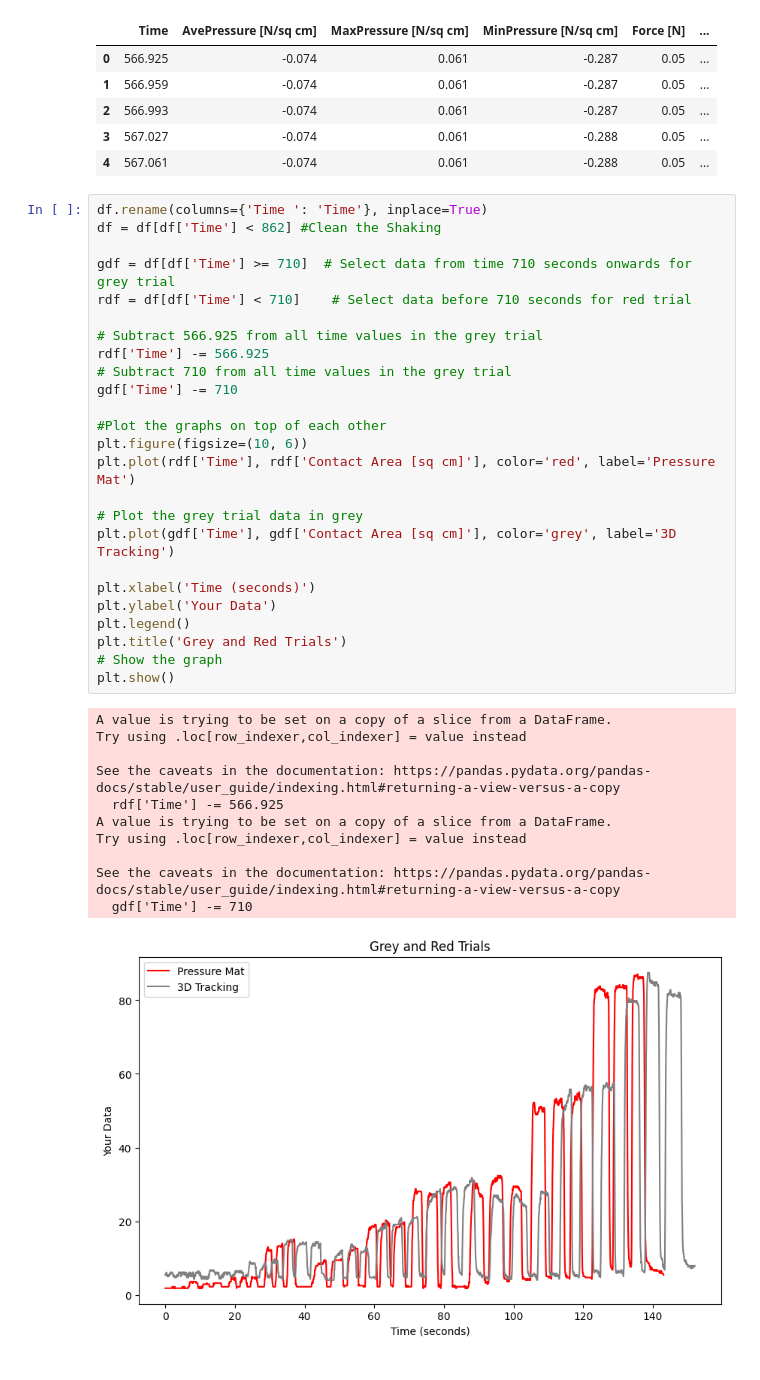
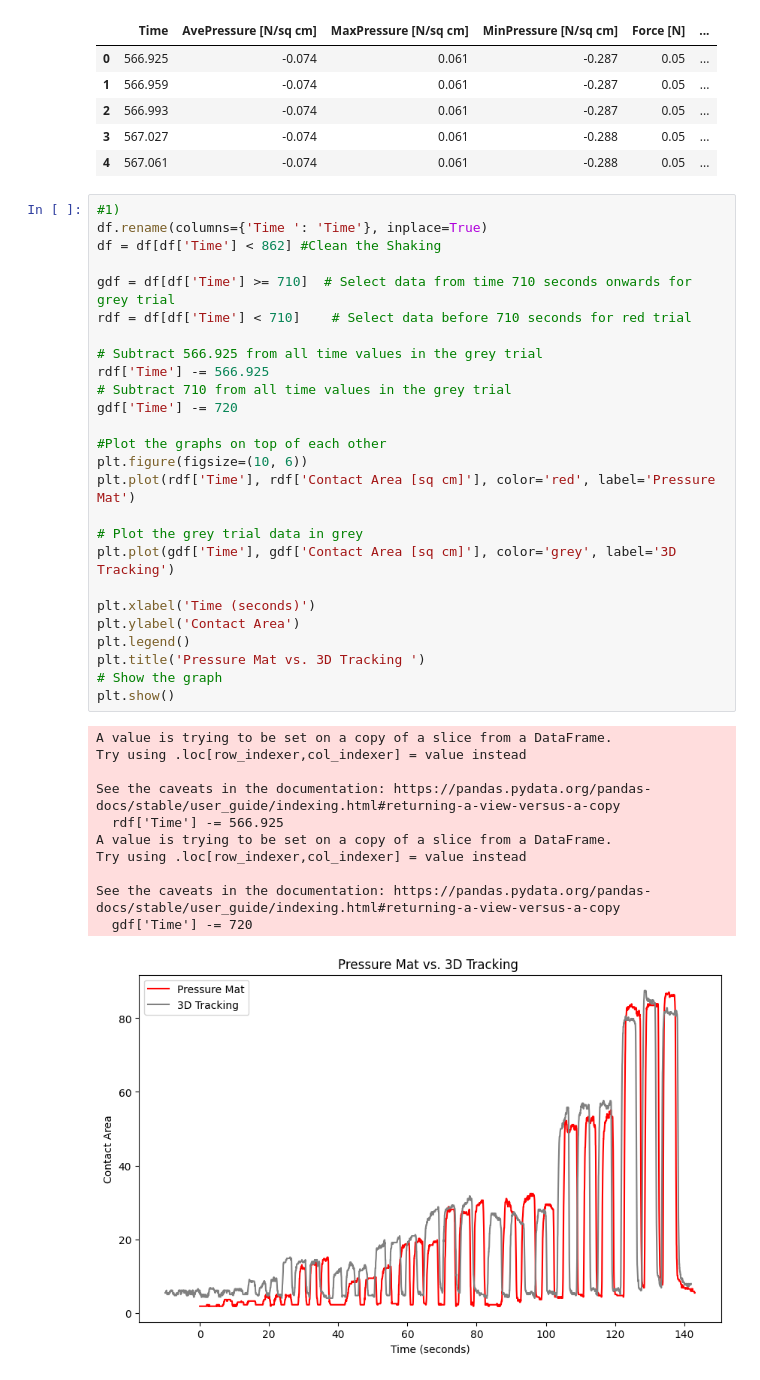
Before and after one commit to racheljhuh/HMI, a Jupyter notebook: indassignment6.ipynb, the cells around one changed output. Cells and saved outputs as stored; diff of their text form.

```diff
--- a/indassignment6.ipynb
+++ b/indassignment6.ipynb
@@ -17,39 +17,40 @@ fatal: destination path 'HMI' already exists and is not an empty directory.
 | 3 | 567.027 | -0.074 | 0.061 | -0.288 | 0.05 | ... |
 | 4 | 567.061 | -0.074 | 0.061 | -0.288 | 0.05 | ... |
 # %%
+#1)
 df.rename(columns={'Time ': 'Time'}, inplace=True)
 df = df[df['Time'] < 862] #Clean the Shaking
 
 gdf = df[df['Time'] >= 710]  # Select data from time 710 seconds onwards for grey trial
 rdf = df[df['Time'] < 710]    # Select data before 710 seconds for red trial
 
 # Subtract 566.925 from all time values in the grey trial
 rdf['Time'] -= 566.925
 # Subtract 710 from all time values in the grey trial
-gdf['Time'] -= 710
+gdf['Time'] -= 720
 
 #Plot the graphs on top of each other
 plt.figure(figsize=(10, 6))
 plt.plot(rdf['Time'], rdf['Contact Area [sq cm]'], color='red', label='Pressure Mat')
 
 # Plot the grey trial data in grey
 plt.plot(gdf['Time'], gdf['Contact Area [sq cm]'], color='grey', label='3D Tracking')
 
 plt.xlabel('Time (seconds)')
-plt.ylabel('Your Data')
+plt.ylabel('Contact Area')
 plt.legend()
-plt.title('Grey and Red Trials')
+plt.title('Pressure Mat vs. 3D Tracking ')
 # Show the graph
 plt.show()
 # %% [output]
 A value is trying to be set on a copy of a slice from a DataFrame.
 Try using .loc[row_indexer,col_indexer] = value instead
 
 See the caveats in the documentation: https://pandas.pydata.org/pandas-docs/stable/user_guide/indexing.html#returning-a-view-versus-a-copy
   rdf['Time'] -= 566.925
 A value is trying to be set on a copy of a slice from a DataFrame.
 Try using .loc[row_indexer,col_indexer] = value instead
 
 See the caveats in the documentation: https://pandas.pydata.org/pandas-docs/stable/user_guide/indexing.html#returning-a-view-versus-a-copy
-  gdf['Time'] -= 710
+  gdf['Time'] -= 720
-[figure, old version]
+[figure, new version]
```
Also changed, not shown: parts of 1 cell of this notebook.
